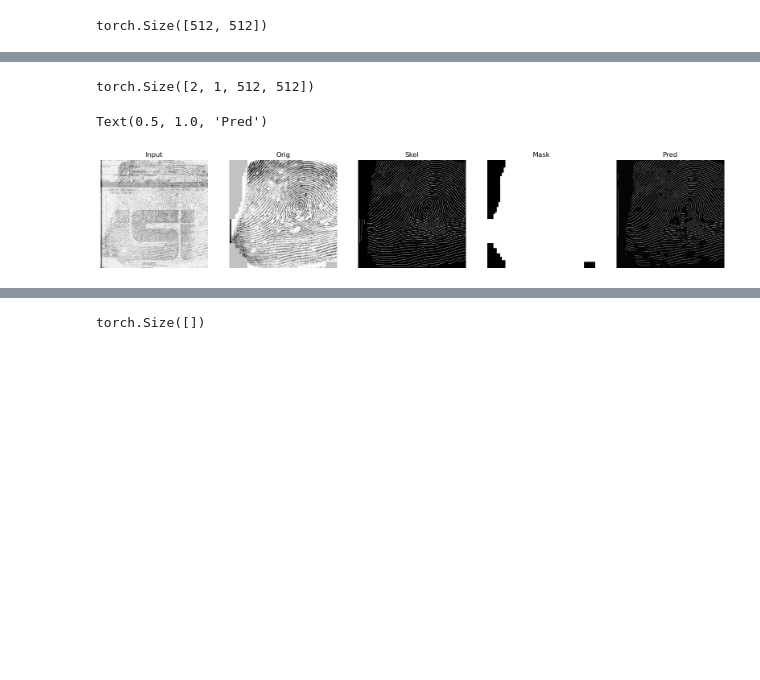
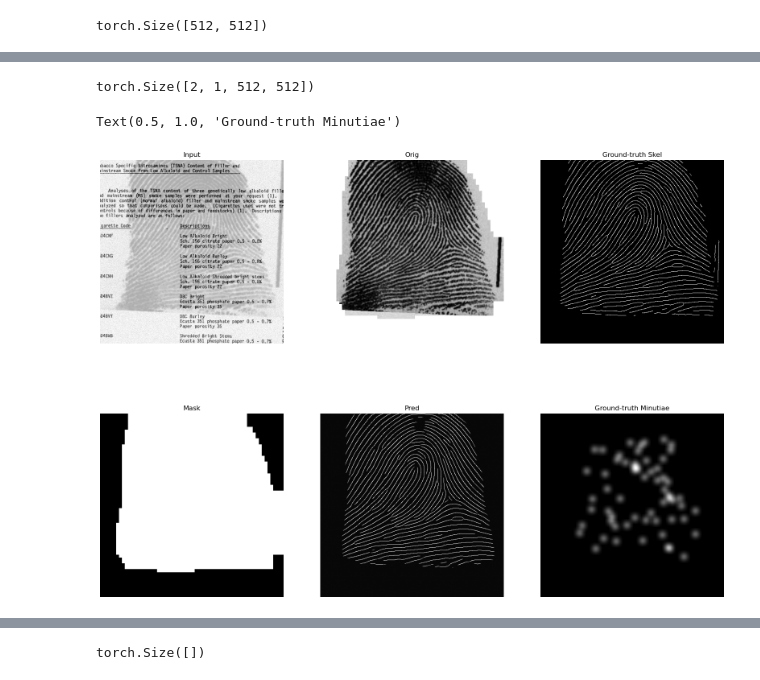
Before and after one commit to gdseabra/fingerprint-enhancement, a Jupyter notebook: notebooks/weighted_mnts_debug.ipynb, the cells around one changed output, grey strips where cells are left out. Drawn from its saved outputs; the diff is of its cells as text; code cells hidden in the pictures; blank space fills up the shorter version.

```diff
--- a/notebooks/weighted_mnts_debug.ipynb
+++ b/notebooks/weighted_mnts_debug.ipynb
@@ -61,44 +61,48 @@ Text(0.5, 1.0, 'Minutiae Map')
 # %%
 from data.enhancer_predict_datamodule import *
 
 model_path = '/home/gabriel/fingerprint-enhancement/logs/train/runs/2025-05-18_04-36-05/checkpoints/last.ckpt'
 model      = EnhancerLitModule.load_from_checkpoint(model_path)
 
 device = 'cpu'
 
 model = model.to(device)
 x     = x.to(device)
 with torch.no_grad():
     model.eval()
     # enh, mask, mnts, orifield = model.forward(x)
     enh = model.forward(x)
 
 print(enh.shape)
 
-fig, ax = plt.subplots(figsize = (20,15), nrows=1, ncols = 5)
-ax[0].imshow(x[0][0], cmap = 'gray')
-ax[0].axis('off')
-ax[0].set_title('Input')
+fig, ax = plt.subplots(figsize = (20,15), nrows=2, ncols = 3)
+ax[0][0].imshow(x[0][0], cmap = 'gray')
+ax[0][0].axis('off')
+ax[0][0].set_title('Input')
 
-ax[1].imshow(orig[0], cmap = 'gray')
-ax[1].axis('off')
-ax[1].set_title('Orig')
+ax[0][1].imshow(orig[0], cmap = 'gray')
+ax[0][1].axis('off')
+ax[0][1].set_title('Orig')
 
-ax[2].imshow(skel[0], cmap = 'gray')
-ax[2].axis('off')
-ax[2].set_title('Skel')
+ax[0][2].imshow(skel[0], cmap = 'gray')
+ax[0][2].axis('off')
+ax[0][2].set_title('Ground-truth Skel')
 
-ax[3].imshow(mask[0], cmap = 'gray')
-ax[3].axis('off')
-ax[3].set_title('Mask')
+ax[1][0].imshow(mask[0], cmap = 'gray')
+ax[1][0].axis('off')
+ax[1][0].set_title('Mask')
 
-ax[4].imshow(enh[0][0], cmap = 'gray')
-ax[4].axis('off')
-ax[4].set_title('Pred')
+ax[1][1].imshow(enh[0][0], cmap = 'gray')
+ax[1][1].axis('off')
+ax[1][1].set_title('Pred')
+
+ax[1][2].imshow(mnt_map[0], cmap = 'gray')
+ax[1][2].axis('off')
+ax[1][2].set_title('Ground-truth Minutiae')
 # %% [output]
 torch.Size([2, 1, 512, 512])
-Text(0.5, 1.0, 'Pred')
+Text(0.5, 1.0, 'Ground-truth Minutiae')
-[figure, old version]
+[figure, new version]
 # %%
 class MyWeightedL1Loss(nn.L1Loss):
     def __init__(self, reduction='none'):
```
Also changed, not shown: parts of 2 cells of this notebook, 5 other files.
